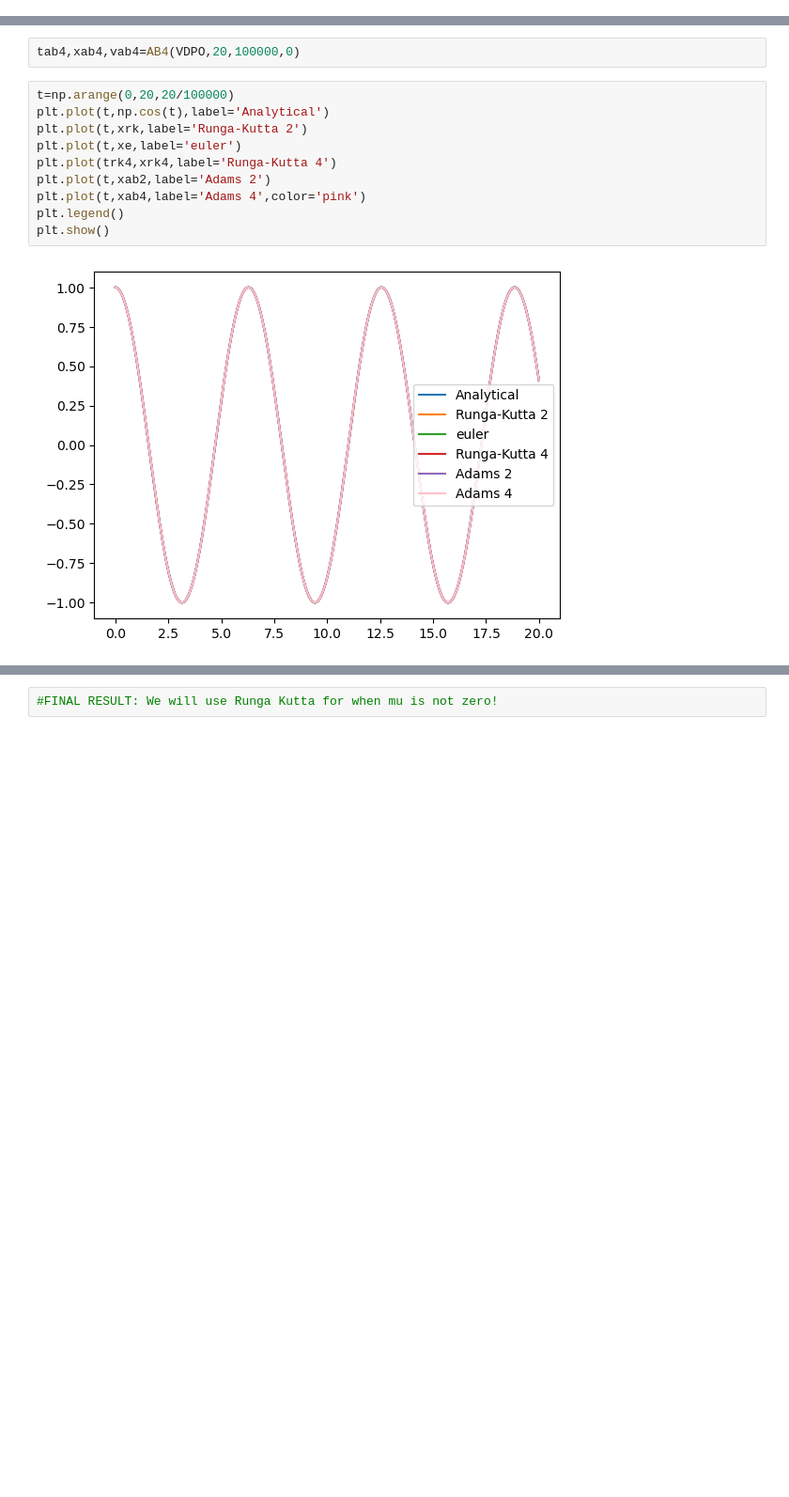
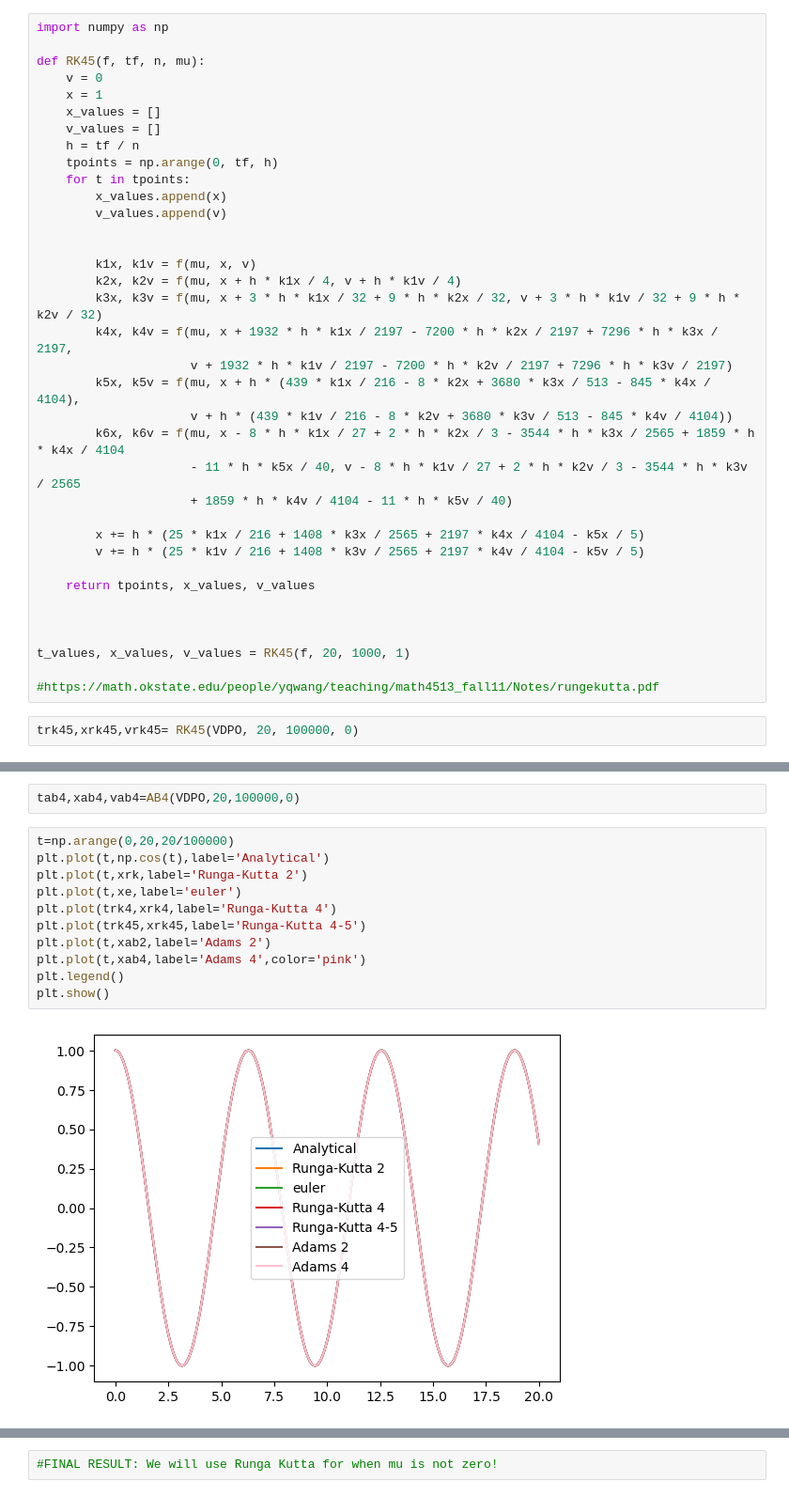
Before and after one commit to hasankin19/PHY-480-Project, a Jupyter notebook: PHY480-905_SemesterProjectTemplate.ipynb, the cells around one changed output, grey strips where cells are left out. Shown at 94% size. Saved outputs shown, nothing was run; the diff lists cells and outputs as text; blank space fills up the shorter version.

```diff
--- a/PHY480-905_SemesterProjectTemplate.ipynb
+++ b/PHY480-905_SemesterProjectTemplate.ipynb
@@ -86,6 +86,44 @@ def RK4(f, tf, n, mu):
     return tpoints, X_values, V_values
 # %%
 trk4,xrk4,vrk4=RK4(VDPO,20,100000,0)
+# %%
+import numpy as np
+
+def RK45(f, tf, n, mu):
+    v = 0
+    x = 1
+    x_values = []
+    v_values = []
+    h = tf / n
+    tpoints = np.arange(0, tf, h)
+    for t in tpoints:
+        x_values.append(x)
+        v_values.append(v)
+
+
+        k1x, k1v = f(mu, x, v)
+        k2x, k2v = f(mu, x + h * k1x / 4, v + h * k1v / 4)
+        k3x, k3v = f(mu, x + 3 * h * k1x / 32 + 9 * h * k2x / 32, v + 3 * h * k1v / 32 + 9 * h * k2v / 32)
+        k4x, k4v = f(mu, x + 1932 * h * k1x / 2197 - 7200 * h * k2x / 2197 + 7296 * h * k3x / 2197,
+                     v + 1932 * h * k1v / 2197 - 7200 * h * k2v / 2197 + 7296 * h * k3v / 2197)
+        k5x, k5v = f(mu, x + h * (439 * k1x / 216 - 8 * k2x + 3680 * k3x / 513 - 845 * k4x / 4104),
+                     v + h * (439 * k1v / 216 - 8 * k2v + 3680 * k3v / 513 - 845 * k4v / 4104))
+        k6x, k6v = f(mu, x - 8 * h * k1x / 27 + 2 * h * k2x / 3 - 3544 * h * k3x / 2565 + 1859 * h * k4x / 4104
+                     - 11 * h * k5x / 40, v - 8 * h * k1v / 27 + 2 * h * k2v / 3 - 3544 * h * k3v / 2565
+                     + 1859 * h * k4v / 4104 - 11 * h * k5v / 40)
+
+        x += h * (25 * k1x / 216 + 1408 * k3x / 2565 + 2197 * k4x / 4104 - k5x / 5)
+        v += h * (25 * k1v / 216 + 1408 * k3v / 2565 + 2197 * k4v / 4104 - k5v / 5)
+
+    return tpoints, x_values, v_values
+
+
+
+t_values, x_values, v_values = RK45(f, 20, 1000, 1)
+
+#https://math.okstate.edu/people/yqwang/teaching/math4513_fall11/Notes/rungekutta.pdf
+# %%
+trk45,xrk45,vrk45= RK45(VDPO, 20, 100000, 0)
 # %%
 
 def euler(f, tf, n, mu):
@@ -182,15 +220,16 @@ tab4,xab4,vab4=AB4(VDPO,20,100000,0)
 # %%
 t=np.arange(0,20,20/100000)
 plt.plot(t,np.cos(t),label='Analytical')
 plt.plot(t,xrk,label='Runga-Kutta 2')
 plt.plot(t,xe,label='euler')
 plt.plot(trk4,xrk4,label='Runga-Kutta 4')
+plt.plot(trk45,xrk45,label='Runga-Kutta 4-5')
 plt.plot(t,xab2,label='Adams 2')
 plt.plot(t,xab4,label='Adams 4',color='pink')
 plt.legend()
 plt.show()
 # %% [output]
-[figure, old version]
+[figure, new version]
 # %%
 Act=np.cos(t)
 plt.plot(t,xrk-Act,label='Runga-Kutta 2')
```
Also changed, not shown: parts of 9 cells of this notebook.
